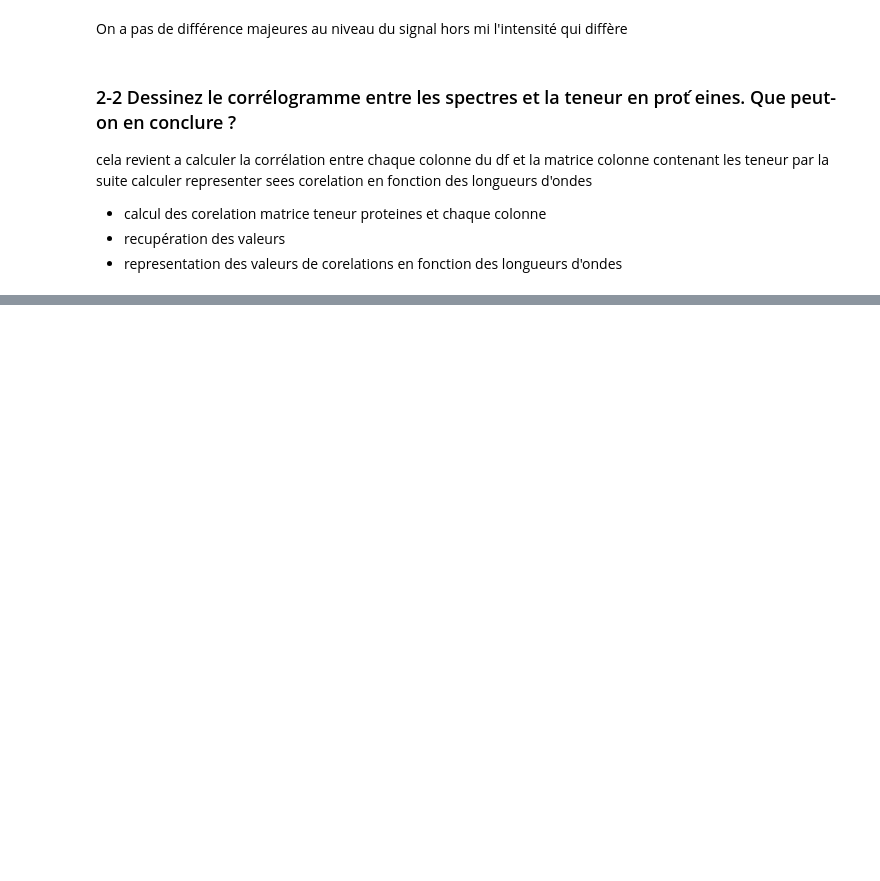
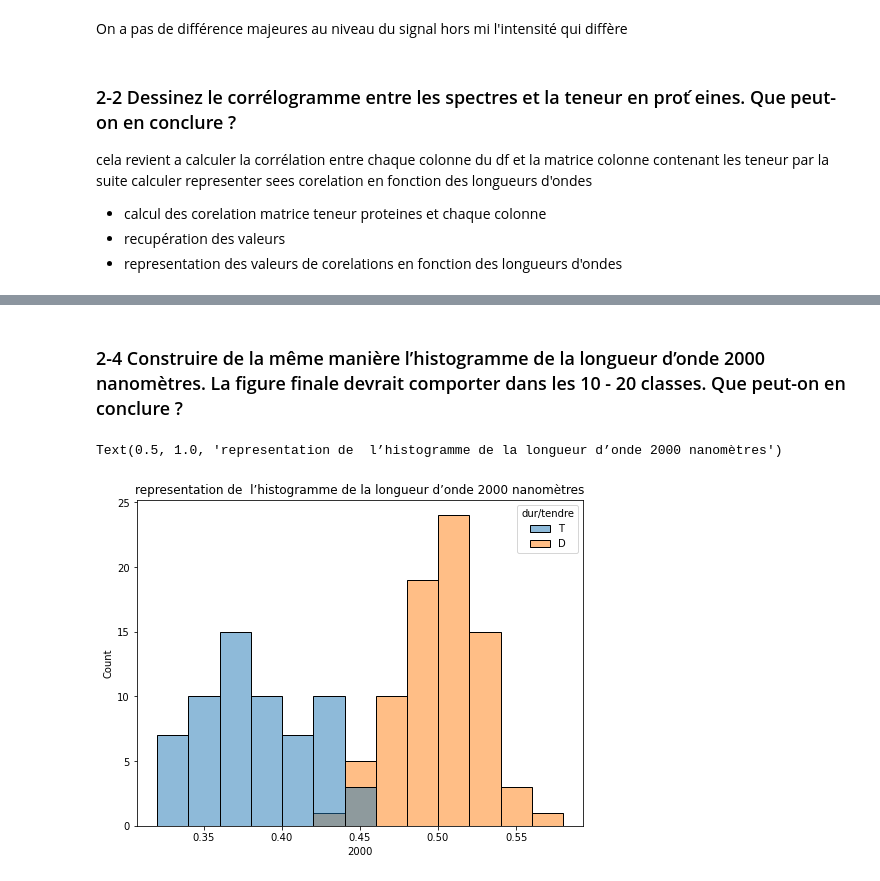
Before and after one commit to BigDwelcome/Chemoocs, a Jupyter notebook: Grain 2/Grain 2.ipynb, the cells around one changed output, grey strips where cells are left out. Cells and saved outputs as stored; diff of their text form; code cells hidden in the pictures; blank space fills up the shorter version.

```diff
--- a/Grain 2/Grain 2.ipynb
+++ b/Grain 2/Grain 2.ipynb
@@ -211,0 +264,9 @@ spectres_uni.corr
+# %% [markdown]
+### 2-4 Construire de la même manière l’histogramme de la longueur d’onde 2000 nanomètres. La figure finale devrait comporter dans les 10 - 20 classes. Que peut-on en conclure ?
+# %%
+plt.figure(figsize=(8, 6))
+sns.histplot(spectres_uni,x='2000',hue='dur/tendre',binwidth=0.02)
+plt.title("representation de  l’histogramme de la longueur d’onde 2000 nanomètres")
+# %% [output]
+Text(0.5, 1.0, 'representation de  l’histogramme de la longueur d’onde 2000 nanomètres')
+[figure, added]
```
Also changed, not shown: parts of 8 cells of this notebook.
